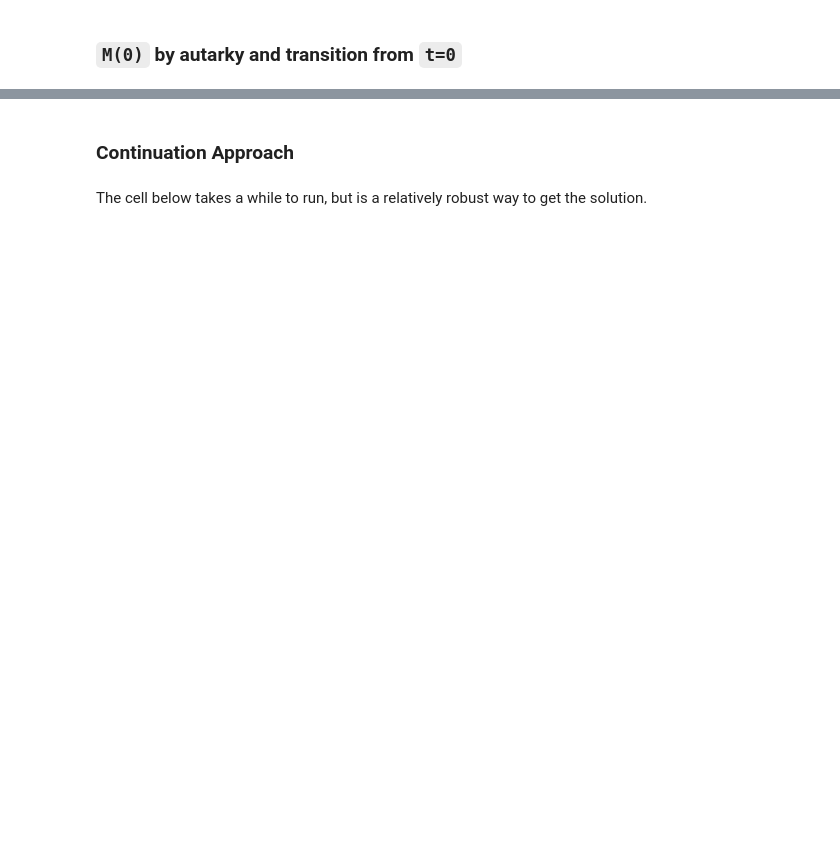
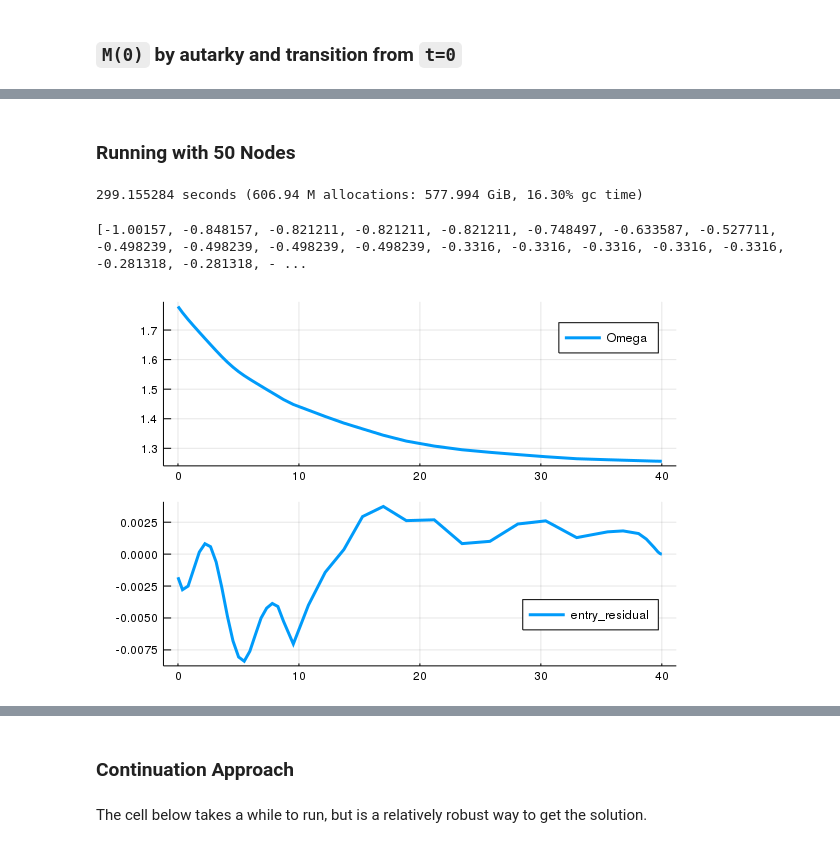
Before and after one commit to jlperla/PerlaTonettiWaugh.jl, a Jupyter notebook: solve-transition.ipynb, the cells around one changed output, grey strips where cells are left out. Cells and saved outputs as stored; diff of their text form; code cells hidden in the pictures; blank space fills up the shorter version.

Commit message:
check in 50 nodes results

```diff
--- a/solve-transition.ipynb
+++ b/solve-transition.ipynb
@@ -187,0 +218,2 @@ consumption_equivalent(solved.U[1], stationary_sol_0.U_bar(T), parameters)
+# %% [markdown]
+### Running with 50 Nodes
@@ -187,0 +242,17 @@ consumption_equivalent(solved.U[1], stationary_sol_0.U_bar(T), parameters)
+# %%
+@time result = solve_full_model_nlopt(settings; impose_E_monotonicity_constraints = true)
+solved = result.solution;
+E_nodes = result.E_nodes;
+# %% [output]
+299.155284 seconds (606.94 M allocations: 577.994 GiB, 16.30% gc time)
+# %%
+print(E_nodes)
+# %% [output]
+[-1.00157, -0.848157, -0.821211, -0.821211, -0.821211, -0.748497, -0.633587, -0.527711, -0.498239, -0.498239, -0.498239, -0.498239, -0.3316, -0.3316, -0.3316, -0.3316, -0.3316, -0.281318, -0.281318, - ...
+# %%
+solved = solved.results;
+plot_Ω = plot(solved.t, solved.Ω, label = "Omega", lw = 3)
+plot_residual = plot(solved.t, solved.entry_residual, label = "entry_residual", lw = 3, legend = :bottomright)
+plot(plot_Ω, plot_residual, layout = (2,1))
+# %% [output]
+[figure, added]
```
Also changed, not shown: parts of 22 cells of this notebook.
